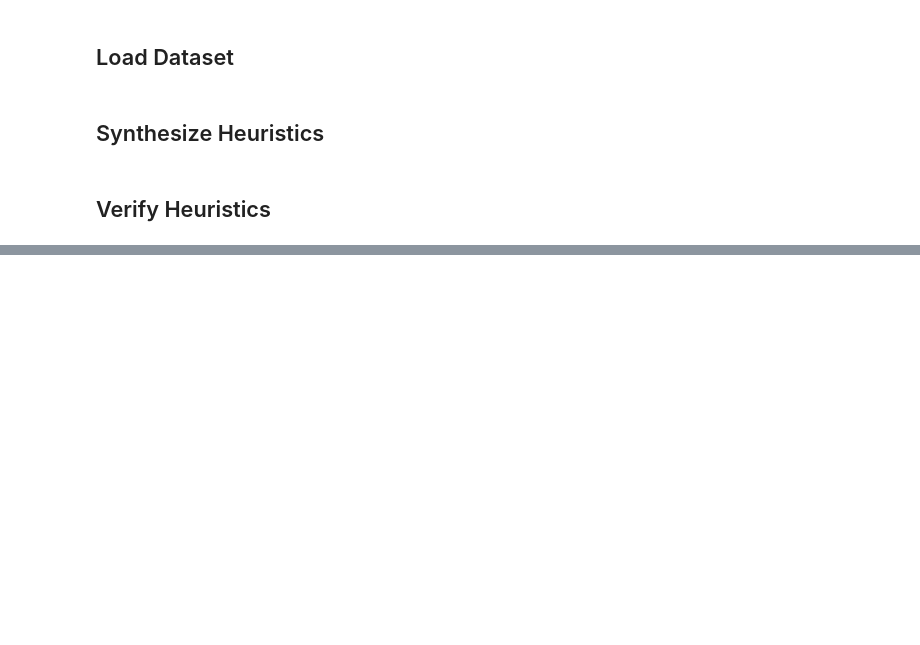
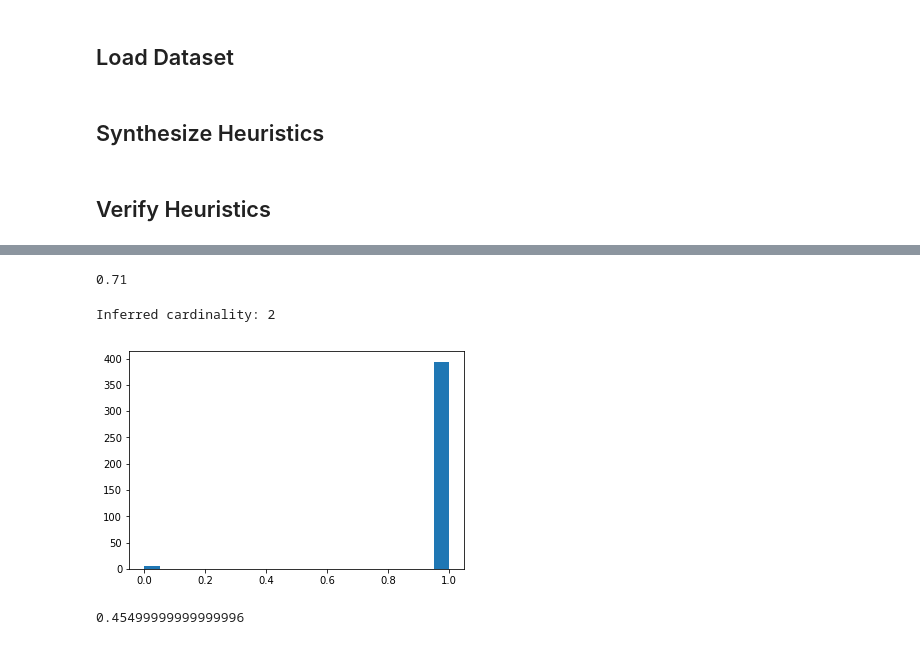
Before and after one commit to HazyResearch/reef, a Jupyter notebook: Synthesis_Test.ipynb, the cells around one changed output, grey strips where cells are left out. Saved outputs shown, nothing was run; the diff lists cells and outputs as text; code cells hidden in the pictures; blank space fills up the shorter version.

```diff
--- a/Synthesis_Test.ipynb
+++ b/Synthesis_Test.ipynb
@@ -83,0 +138,7 @@ incorrect_idx = vf.find_incorrect_points(b=0.6)
+# %%
+vague_idx = vf.find_vague_points(b=0.6, thresh=0.2)
+incorrect_idx = vf.find_incorrect_points(b=0.6)
+#TODO call the function, print TP/FP/F1/P/R etc in pandas format
+1-np.shape(incorrect_idx)[0]/float(np.shape(val_ground)[0])
+# %% [output]
+0.71
@@ -83,0 +147,37 @@ incorrect_idx = vf.find_incorrect_points(b=0.6)
+# %%
+syn = Synthesizer(val_primitive_matrix[special_idx,:], val_ground[special_idx])
+hf, feat_combos = syn.generate_heuristics(cardinality=1)
+# %%
+#optional pruning
+sort_idx = syn.prune_heuristics(hf,feat_combos, keep=3)
+hf = [hf[i] for i in sort_idx]
+feat_combos = [feat_combos[i] for i in sort_idx]
+# %%
+X_train = train_primitive_matrix[:,feat_combos]
+L_train_new = syn.apply_heuristics(hf,X_train)
+
+X_val = val_primitive_matrix[:,feat_combos]
+L_val_new = syn.apply_heuristics(hf,X_val)
+# %%
+L_train_all = np.concatenate((L_train_all,L_train_new), axis=1)
+L_val_all = np.concatenate((L_val_all,L_val_new), axis=1)
+# %%
+from verifier import Verifier
+vf = Verifier(L_train_all, L_val_all, val_ground)
+
+vf.train_gen_model()
+vf.gen_model.learned_lf_stats()
+
+vf.assign_marginals()
+plt.hist(vf.train_marginals, bins=20)
+plt.show()
+# %% [output]
+Inferred cardinality: 2
+[figure, added]
+# %%
+vague_idx = vf.find_vague_points(b=0.6, thresh=0.2)
+incorrect_idx = vf.find_incorrect_points(b=0.6)
+#TODO call the function, print TP/FP/F1/P/R etc in pandas format
+1-np.shape(incorrect_idx)[0]/float(np.shape(val_ground)[0])
+# %% [output]
+0.45499999999999996
```
Also changed, not shown: parts of 15 cells of this notebook.
